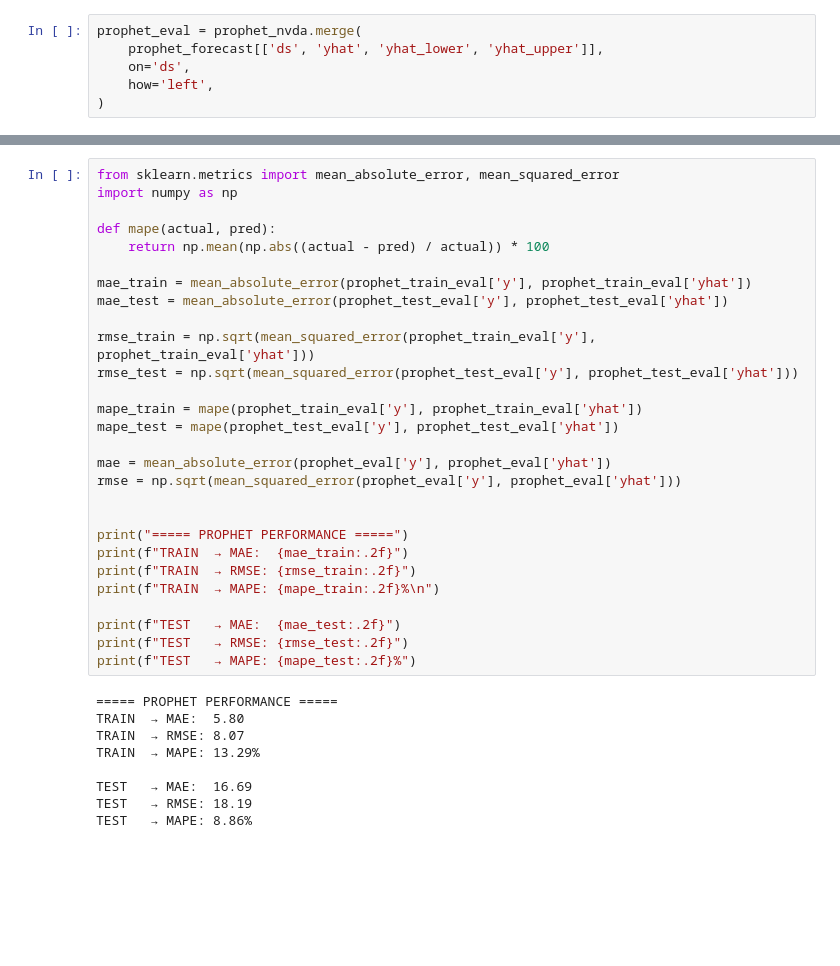
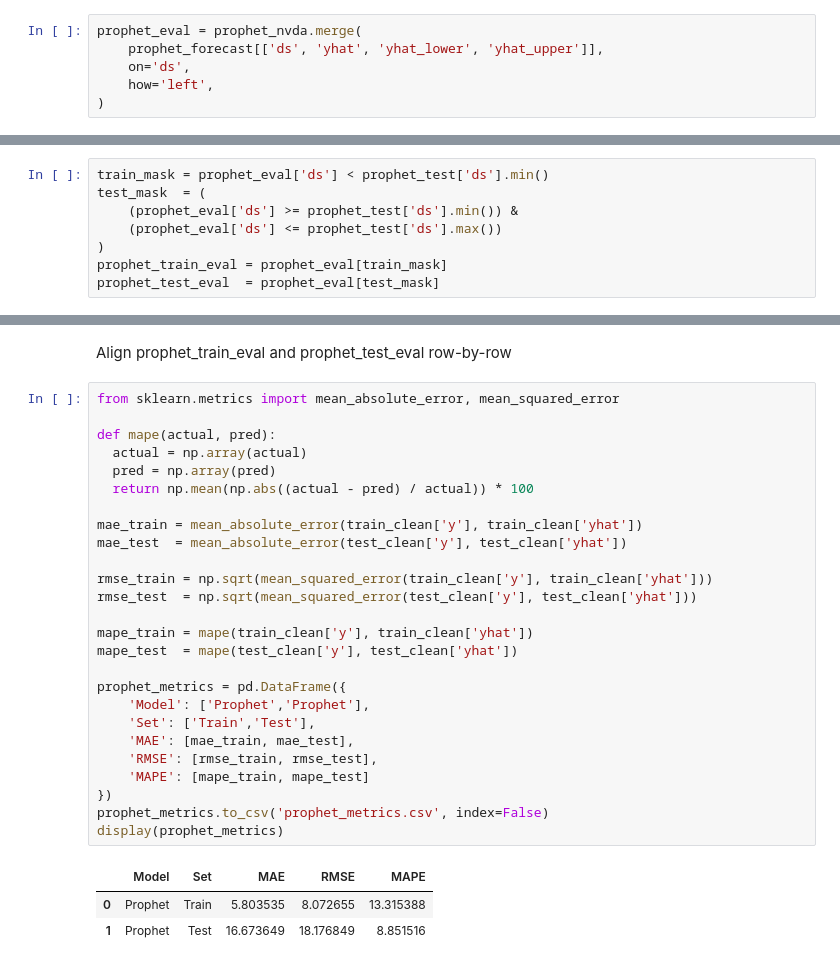
Before and after one commit to EsserMishelle/short-term-stock-forecast, a Jupyter notebook: Short_Term_Stock_Trend_Forecasting_FBP.ipynb, the cells around one changed output, grey strips where cells are left out. Drawn from its saved outputs; the diff is of its cells as text; blank space fills up the shorter version.

```diff
--- a/Short_Term_Stock_Trend_Forecasting_FBP.ipynb
+++ b/Short_Term_Stock_Trend_Forecasting_FBP.ipynb
@@ -288,0 +167,8 @@ prophet_test_eval  = prophet_eval.iloc[-90:]
+# %%
+train_mask = prophet_eval['ds'] < prophet_test['ds'].min()
+test_mask  = (
+    (prophet_eval['ds'] >= prophet_test['ds'].min()) &
+    (prophet_eval['ds'] <= prophet_test['ds'].max())
+)
+prophet_train_eval = prophet_eval[train_mask]
+prophet_test_eval  = prophet_eval[test_mask]
@@ -289,37 +188,32 @@ prophet_test_eval  = prophet_eval.iloc[-90:]
+# %% [markdown]
+Align prophet_train_eval and prophet_test_eval row-by-row
 # %%
 from sklearn.metrics import mean_absolute_error, mean_squared_error
-import numpy as np
 
 def mape(actual, pred):
-    return np.mean(np.abs((actual - pred) / actual)) * 100
+  actual = np.array(actual)
+  pred = np.array(pred)
+  return np.mean(np.abs((actual - pred) / actual)) * 100
 
-mae_train = mean_absolute_error(prophet_train_eval['y'], prophet_train_eval['yhat'])
-mae_test = mean_absolute_error(prophet_test_eval['y'], prophet_test_eval['yhat'])
+mae_train = mean_absolute_error(train_clean['y'], train_clean['yhat'])
+mae_test  = mean_absolute_error(test_clean['y'], test_clean['yhat'])
 
-rmse_train = np.sqrt(mean_squared_error(prophet_train_eval['y'], prophet_train_eval['yhat']))
-rmse_test = np.sqrt(mean_squared_error(prophet_test_eval['y'], prophet_test_eval['yhat']))
+rmse_train = np.sqrt(mean_squared_error(train_clean['y'], train_clean['yhat']))
+rmse_test  = np.sqrt(mean_squared_error(test_clean['y'], test_clean['yhat']))
 
-mape_train = mape(prophet_train_eval['y'], prophet_train_eval['yhat'])
-mape_test = mape(prophet_test_eval['y'], prophet_test_eval['yhat'])
+mape_train = mape(train_clean['y'], train_clean['yhat'])
+mape_test  = mape(test_clean['y'], test_clean['yhat'])
 
-mae = mean_absolute_error(prophet_eval['y'], prophet_eval['yhat'])
-rmse = np.sqrt(mean_squared_error(prophet_eval['y'], prophet_eval['yhat']))
-
-
-print("===== PROPHET PERFORMANCE =====")
-print(f"TRAIN  → MAE:  {mae_train:.2f}")
-print(f"TRAIN  → RMSE: {rmse_train:.2f}")
-print(f"TRAIN  → MAPE: {mape_train:.2f}%\n")
-
-print(f"TEST   → MAE:  {mae_test:.2f}")
-print(f"TEST   → RMSE: {rmse_test:.2f}")
-print(f"TEST   → MAPE: {mape_test:.2f}%")
+prophet_metrics = pd.DataFrame({
+    'Model': ['Prophet','Prophet'],
+    'Set': ['Train','Test'],
+    'MAE': [mae_train, mae_test],
+    'RMSE': [rmse_train, rmse_test],
+    'MAPE': [mape_train, mape_test]
+})
+prophet_metrics.to_csv('prophet_metrics.csv', index=False)
+display(prophet_metrics)
 # %% [output]
-===== PROPHET PERFORMANCE =====
-TRAIN  → MAE:  5.80
-TRAIN  → RMSE: 8.07
-TRAIN  → MAPE: 13.29%
-
-TEST   → MAE:  16.69
-TEST   → RMSE: 18.19
-TEST   → MAPE: 8.86%
+|  | Model | Set | MAE | RMSE | MAPE |
+| 0 | Prophet | Train | 5.803535 | 8.072655 | 13.315388 |
+| 1 | Prophet | Test | 16.673649 | 18.176849 | 8.851516 |
```
Also changed, not shown: parts of 38 cells of this notebook.
